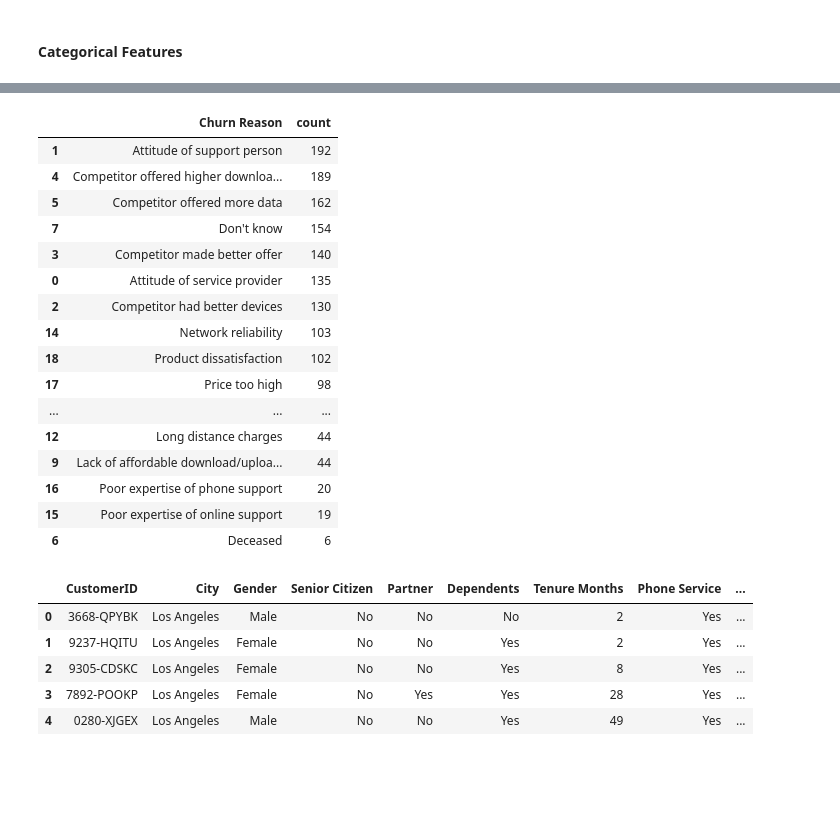
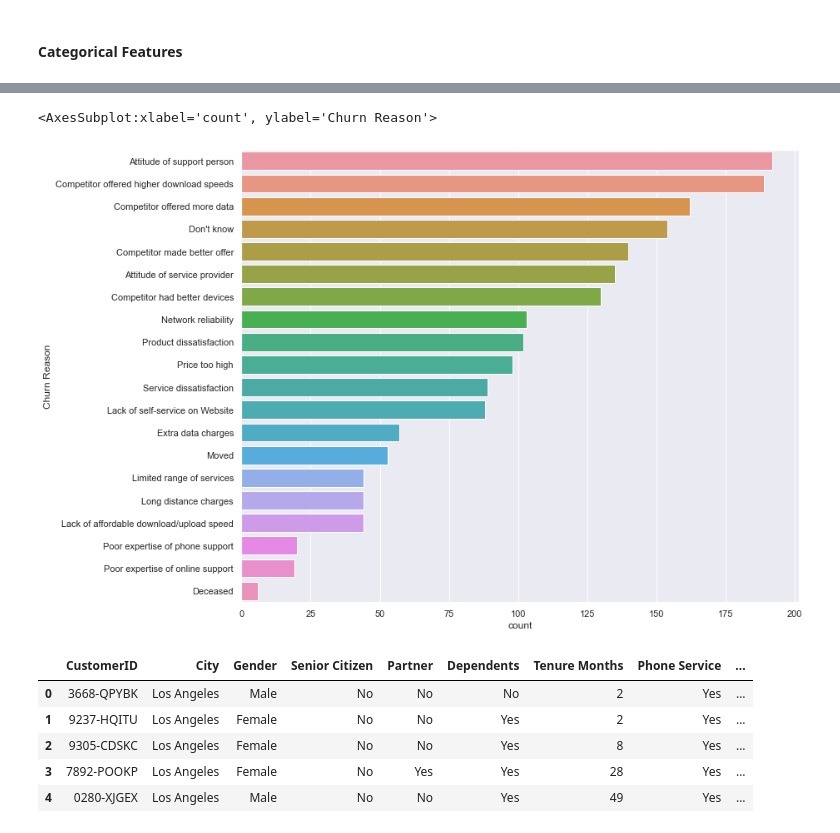
Before and after one commit to samarth-malhotra/Dissertation, a Jupyter notebook: Dissertation Project.ipynb, the cells around one changed output, grey strips where cells are left out. Saved outputs shown, nothing was run; the diff lists cells and outputs as text; code cells hidden in the pictures; blank space fills up the shorter version.

```diff
--- a/Dissertation Project.ipynb
+++ b/Dissertation Project.ipynb
@@ -246,27 +239,14 @@ df_new.loc[df['Churn Label'] == 'Yes'].groupby('City')['Churn Label'].count().re
 # %%
 # From the above table we can say that the highest churn is recorded in cities Los Angeles and San Diego
 # %%
-# plotting distribution of customer churn for differnt cities
+# plotting distribution of customer churn for differnt reasons
+plt.figure(figsize=(12, 10))
+reasons = df_new.loc[df['Churn Label'] == 'Yes'].groupby('Churn Reason')['Churn Label'].count().reset_index(name='count').sort_values(['count'], ascending=False)
 
-df_new.loc[df['Churn Label'] == 'Yes'].groupby('Churn Reason')['Churn Label'].count().reset_index(name='count').sort_values(['count'], ascending=False)
+sns.barplot(x='count',y='Churn Reason',data=reasons)
 # %% [output]
-|  | Churn Reason | count |
-| 1 | Attitude of support person | 192 |
-| 4 | Competitor offered higher downloa... | 189 |
-| 5 | Competitor offered more data | 162 |
-| 7 | Don't know | 154 |
-| 3 | Competitor made better offer | 140 |
-| 0 | Attitude of service provider | 135 |
-| 2 | Competitor had better devices | 130 |
-| 14 | Network reliability | 103 |
-| 18 | Product dissatisfaction | 102 |
-| 17 | Price too high | 98 |
-| ... | ... | ... |
-| 12 | Long distance charges | 44 |
-| 9 | Lack of affordable download/uploa... | 44 |
-| 16 | Poor expertise of phone support | 20 |
-| 15 | Poor expertise of online support | 19 |
-| 6 | Deceased | 6 |
+<AxesSubplot:xlabel='count', ylabel='Churn Reason'>
+[figure, added]
 # %%
 # From the above table we can observe that highest churn is due to
 # dissatisfaction from support service and the internet speed and data
```
Also changed, not shown: parts of 23 cells of this notebook.
